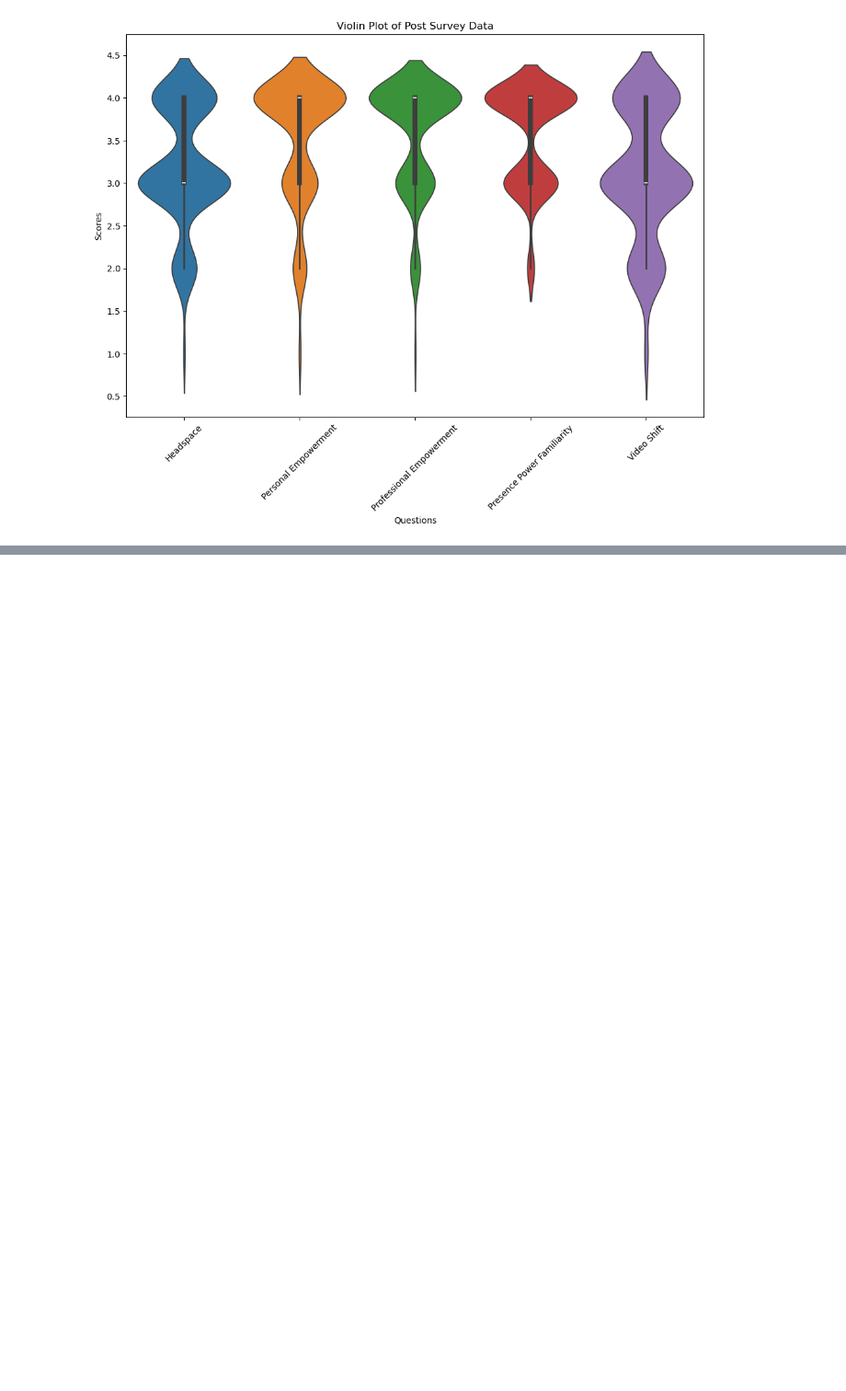
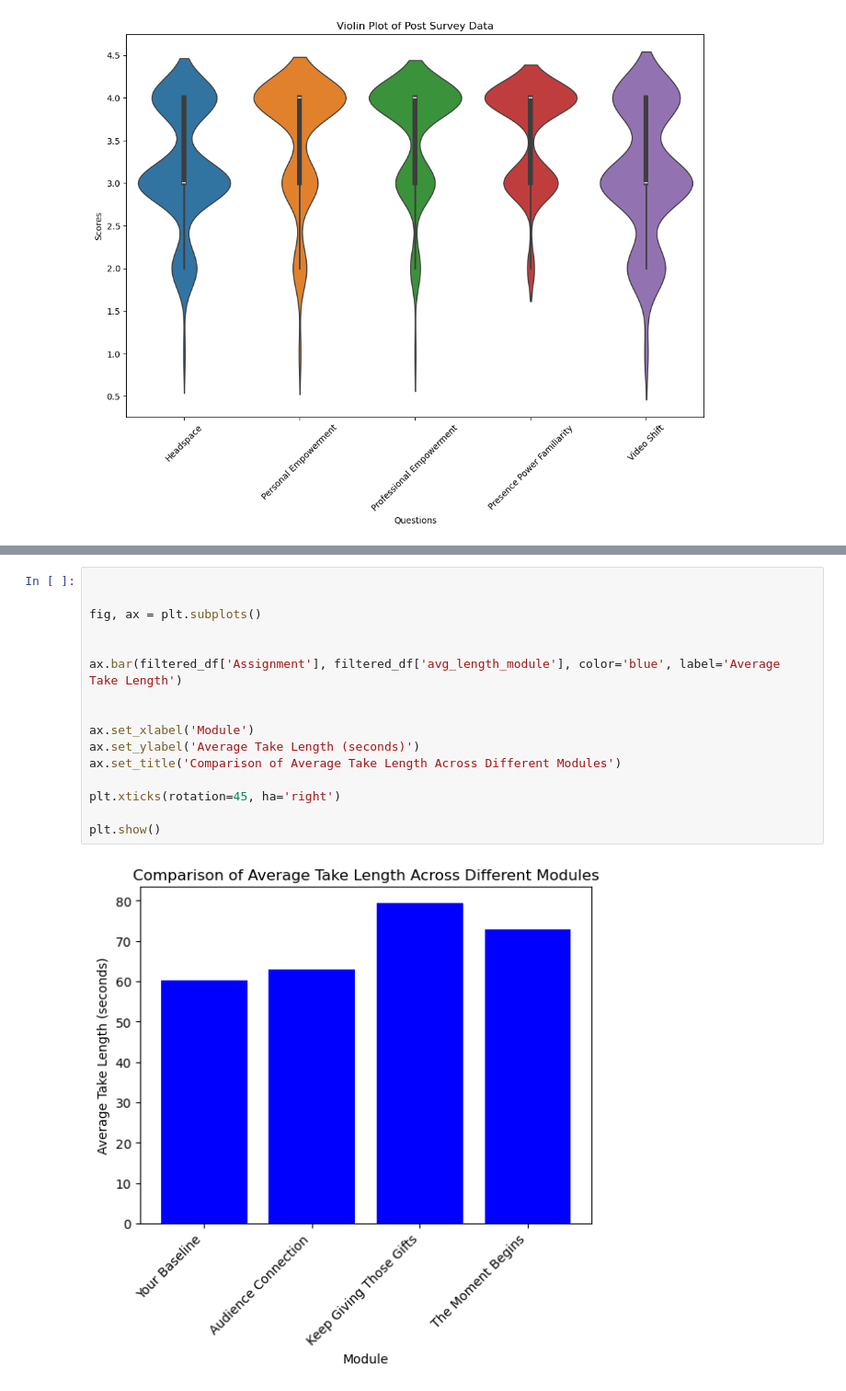
Before and after one commit to beatriceghosn/BetterOn_S2025, a Jupyter notebook: ProposedFormula.ipynb, the cells around one changed output, grey strips where cells are left out. Shown at 92% size. Cells and saved outputs as stored; diff of their text form; blank space fills up the shorter version.

```diff
--- a/ProposedFormula.ipynb
+++ b/ProposedFormula.ipynb
@@ -328,0 +394,18 @@ plt.show()
+# %%
+
+
+fig, ax = plt.subplots()
+
+
+ax.bar(filtered_df['Assignment'], filtered_df['avg_length_module'], color='blue', label='Average Take Length')
+
+
+ax.set_xlabel('Module')
+ax.set_ylabel('Average Take Length (seconds)')
+ax.set_title('Comparison of Average Take Length Across Different Modules')
+
+plt.xticks(rotation=45, ha='right')
+
+plt.show()
+# %% [output]
+[figure, added]
```
Also changed, not shown: parts of 12 cells of this notebook.
